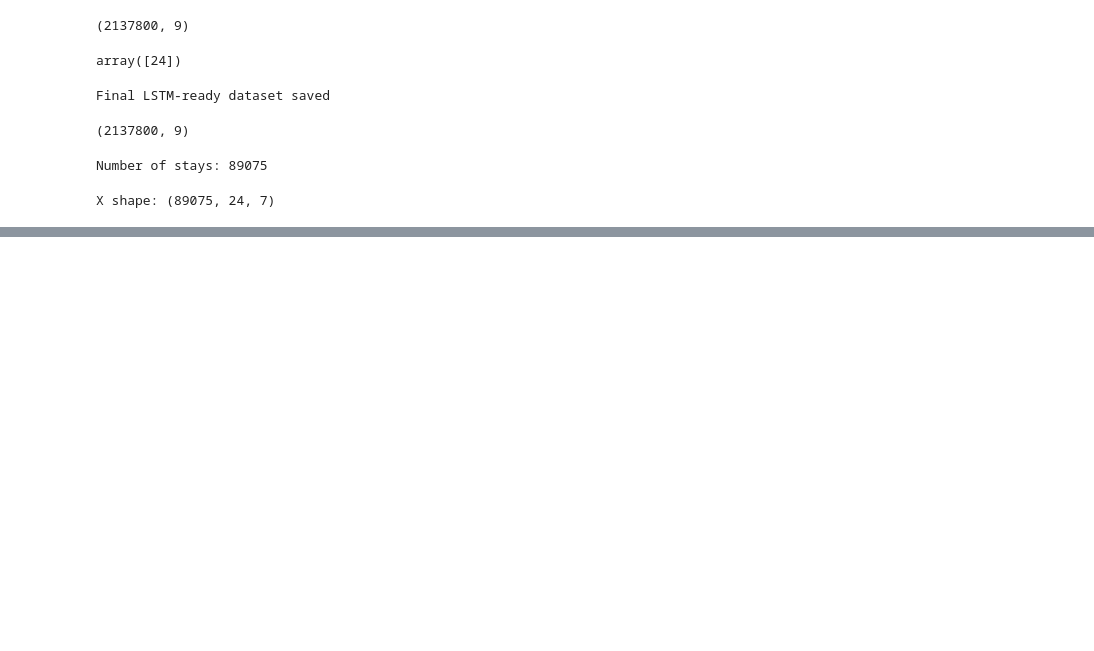
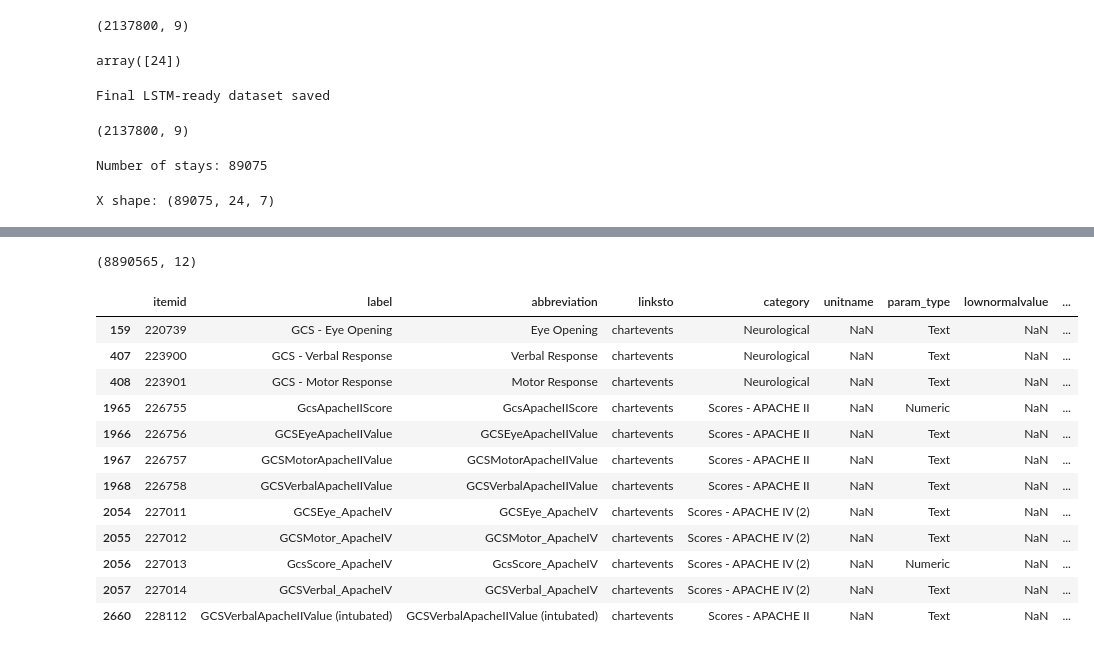
Before and after one commit to hamdikhasawneh/AI-sepsis, a Jupyter notebook: notebooks/01_data_preprocessing.ipynb, the cells around one changed output, grey strips where cells are left out. Cells and saved outputs as stored; diff of their text form; code cells hidden in the pictures; blank space fills up the shorter version.

Commit message:
sofa score computation

```diff
--- a/notebooks/01_data_preprocessing.ipynb
+++ b/notebooks/01_data_preprocessing.ipynb
@@ -709,0 +1125,21 @@ X shape: (89075, 24, 7)
+# %%
+sofa_df.shape
+# %% [output]
+(8890565, 12)
+# %%
+# add GCS to sofa score
+d_items[d_items["label"].str.contains("GCS", case=False, na=False)]
+# %% [output]
+|  | itemid | label | abbreviation | linksto | category | unitname | param_type | lownormalvalue | ... |
+| 159 | 220739 | GCS - Eye Opening | Eye Opening | chartevents | Neurological | NaN | Text | NaN | ... |
+| 407 | 223900 | GCS - Verbal Response | Verbal Response | chartevents | Neurological | NaN | Text | NaN | ... |
+| 408 | 223901 | GCS - Motor Response | Motor Response | chartevents | Neurological | NaN | Text | NaN | ... |
+| 1965 | 226755 | GcsApacheIIScore | GcsApacheIIScore | chartevents | Scores - APACHE II | NaN | Numeric | NaN | ... |
+| 1966 | 226756 | GCSEyeApacheIIValue | GCSEyeApacheIIValue | chartevents | Scores - APACHE II | NaN | Text | NaN | ... |
+| 1967 | 226757 | GCSMotorApacheIIValue | GCSMotorApacheIIValue | chartevents | Scores - APACHE II | NaN | Text | NaN | ... |
+| 1968 | 226758 | GCSVerbalApacheIIValue | GCSVerbalApacheIIValue | chartevents | Scores - APACHE II | NaN | Text | NaN | ... |
+| 2054 | 227011 | GCSEye_ApacheIV | GCSEye_ApacheIV | chartevents | Scores - APACHE IV (2) | NaN | Text | NaN | ... |
+| 2055 | 227012 | GCSMotor_ApacheIV | GCSMotor_ApacheIV | chartevents | Scores - APACHE IV (2) | NaN | Text | NaN | ... |
+| 2056 | 227013 | GcsScore_ApacheIV | GcsScore_ApacheIV | chartevents | Scores - APACHE IV (2) | NaN | Numeric | NaN | ... |
+| 2057 | 227014 | GCSVerbal_ApacheIV | GCSVerbal_ApacheIV | chartevents | Scores - APACHE IV (2) | NaN | Text | NaN | ... |
+| 2660 | 228112 | GCSVerbalApacheIIValue (intubated) | GCSVerbalApacheIIValue (intubated) | chartevents | Scores - APACHE II | NaN | Text | NaN | ... |
```
Also changed, not shown: parts of 47 cells of this notebook.
